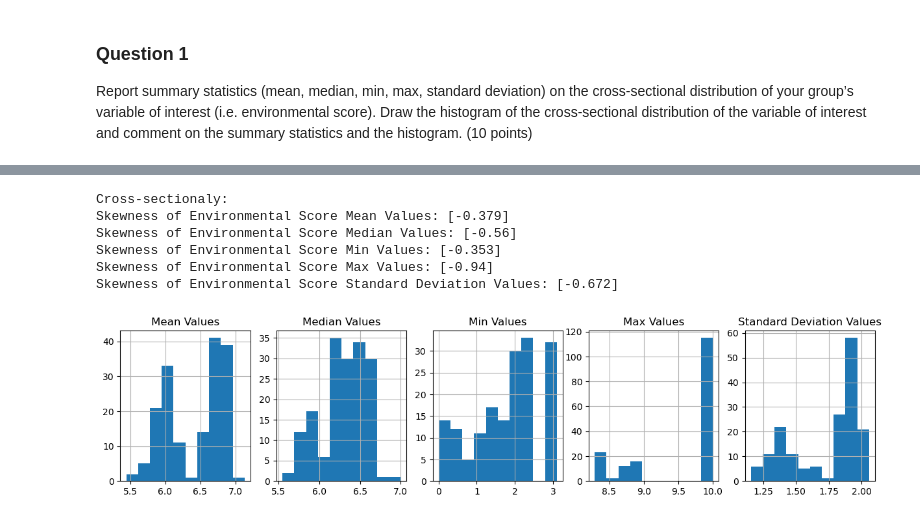
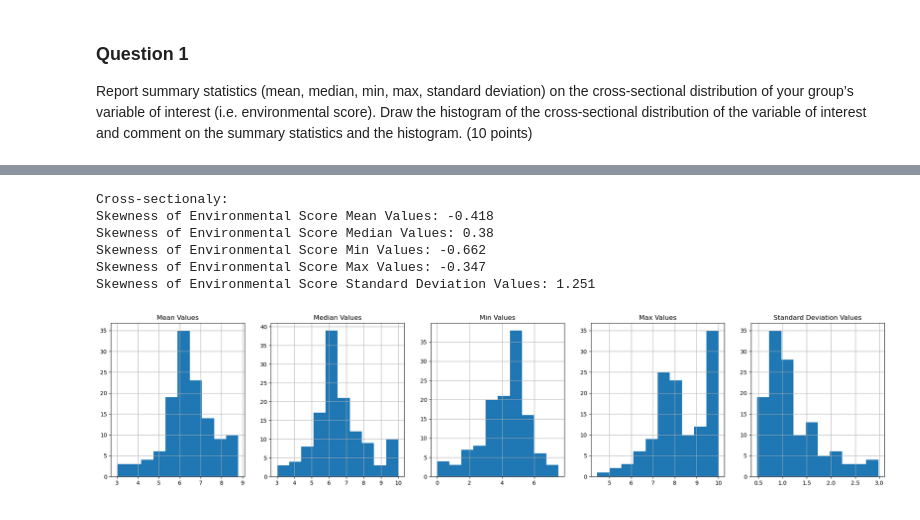
Before and after one commit to mivelikikh/sustainable_finance_course, a Jupyter notebook: codes/homework_2/question_1.ipynb, the cells around one changed output, grey strips where cells are left out. Cells and saved outputs as stored; diff of their text form; code cells hidden in the pictures.

```diff
--- a/codes/homework_2/question_1.ipynb
+++ b/codes/homework_2/question_1.ipynb
@@ -11,5 +10,3 @@ Report summary statistics (mean, median, min, max, standard deviation) on the cr
 # %%
 eu_env_scores_path = 'https://raw.githubusercontent.com/mivelikikh/sustainable_finance_course/main/eu_data/eu_env_scores.csv'
 eu_env_scores = pd.read_csv(eu_env_scores_path)
-# %%
-eu_env_scores.set_index(['date'])
@@ -63,31 +13,10 @@ eu_env_scores_stds_skewness = calculate_skewness(eu_env_scores_stds)
-# %%
-print("Cross-sectionaly:")
-
-print(f"Skewness of Environmental Score Mean Values: {eu_env_scores_means_skewness}")
-print(f"Skewness of Environmental Score Median Values: {eu_env_scores_medians_skewness}")
-print(f"Skewness of Environmental Score Min Values: {eu_env_scores_mins_skewness}")
-print(f"Skewness of Environmental Score Max Values: {eu_env_scores_maxes_skewness}")
-print(f"Skewness of Environmental Score Standard Deviation Values: {eu_env_scores_stds_skewness}")
-
-fig, axes = plt.subplots(nrows=1, ncols=5, figsize=(15, 3))
-eu_env_scores_means.hist(ax=axes[0])
-eu_env_scores_medians.hist(ax=axes[1])
-eu_env_scores_mins.hist(ax=axes[2])
-eu_env_scores_maxs.hist(ax=axes[3])
-eu_env_scores_stds.hist(ax=axes[4])
-
-axes[0].set_title('Mean Values')
-axes[1].set_title('Median Values')
-axes[2].set_title('Min Values')
-axes[3].set_title('Max Values')
-axes[4].set_title('Standard Deviation Values')
-
-plt.show()
-# %% [output]
-Cross-sectionaly:
-Skewness of Environmental Score Mean Values: [-0.379]
-Skewness of Environmental Score Median Values: [-0.56]
-Skewness of Environmental Score Min Values: [-0.353]
-Skewness of Environmental Score Max Values: [-0.94]
-Skewness of Environmental Score Standard Deviation Values: [-0.672]
-[figure, removed]
+# %%
+eu_env_scores = eu_env_scores.set_index(['date'])
+# %%
+stats = eu_env_scores.describe()
+
+means = stats.loc['mean', :]
+medians = stats.loc['50%', :]
+mins = stats.loc['min', :]
+maxs = stats.loc['max', :]
+stds = stats.loc['std', :]
@@ -93,0 +33,31 @@ Skewness of Environmental Score Standard Deviation Values: [-0.672]
+# %%
+print("Cross-sectionaly:")
+
+print(f"Skewness of Environmental Score Mean Values: {means_skewness}")
+print(f"Skewness of Environmental Score Median Values: {medians_skewness}")
+print(f"Skewness of Environmental Score Min Values: {mins_skewness}")
+print(f"Skewness of Environmental Score Max Values: {maxes_skewness}")
+print(f"Skewness of Environmental Score Standard Deviation Values: {stds_skewness}")
+
+fig, axes = plt.subplots(nrows=1, ncols=5, figsize=(25, 5))
+means.hist(ax=axes[0])
+medians.hist(ax=axes[1])
+mins.hist(ax=axes[2])
+maxs.hist(ax=axes[3])
+stds.hist(ax=axes[4])
+
+axes[0].set_title('Mean Values')
+axes[1].set_title('Median Values')
+axes[2].set_title('Min Values')
+axes[3].set_title('Max Values')
+axes[4].set_title('Standard Deviation Values')
+
+plt.show()
+# %% [output]
+Cross-sectionaly:
+Skewness of Environmental Score Mean Values: -0.418
+Skewness of Environmental Score Median Values: 0.38
+Skewness of Environmental Score Min Values: -0.662
+Skewness of Environmental Score Max Values: -0.347
+Skewness of Environmental Score Standard Deviation Values: 1.251
+[figure, added]
```
Also changed, not shown: parts of 5 cells of this notebook.
